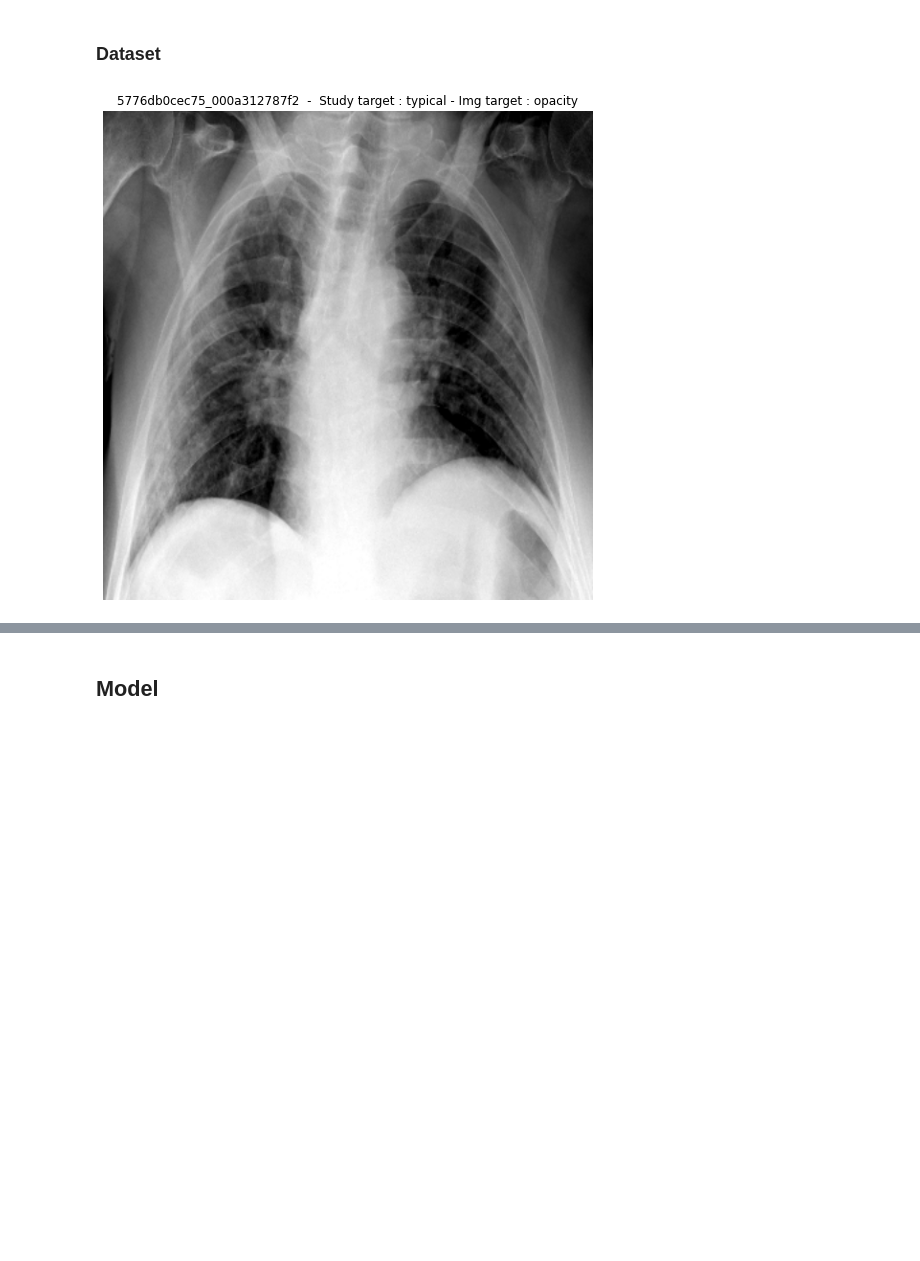
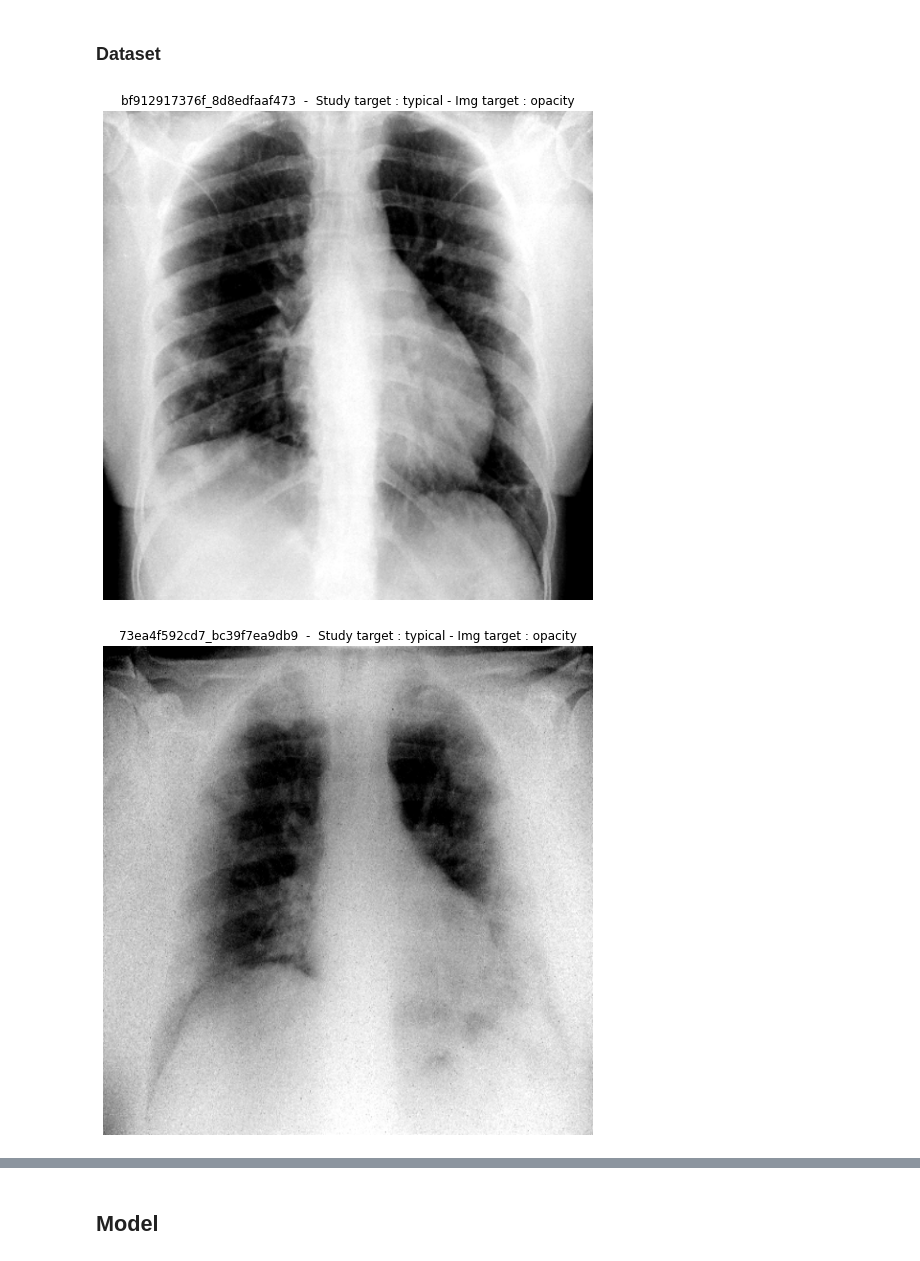
Before and after one commit to TheoViel/kaggle_siim_covid, a Jupyter notebook: notebooks/Training.ipynb, the cells around one changed output, grey strips where cells are left out. Drawn from its saved outputs; the diff is of its cells as text; code cells hidden in the pictures; blank space fills up the shorter version.

```diff
--- a/notebooks/Training.ipynb
+++ b/notebooks/Training.ipynb
@@ -54,6 +55,11 @@ df = add_additional_boxes(df)
 boxes = pd.read_csv('../output/lungs_train')
 df = df.merge(boxes, left_on="image_id", right_on="img_name", suffixes=('', '_lung'))
 df['boxes_lung'] = df['boxes_lung'].apply(lambda x: np.array(ast.literal_eval(x)))
+# %%
+boxes = json.load(open('../output/boxes_dic.json', 'r'))
+boxes = pd.DataFrame.from_dict(boxes).T.reset_index().rename(columns={"index": "image_id", 0: "boxes_lung"})
+
+df = df.merge(boxes, on="image_id")
 # %%
 plt.figure(figsize=(15, 5))
 sns.countplot(x="label", hue="study_label", data=df)
@@ -69,7 +75,7 @@ plt.show()
 ### Dataset
 # %%
 # df_ = df[df['crop_starts'].apply(lambda x: np.max(x) > 100)].reset_index()
-df_ = df.head(10)
+df_ = df
 # %%
 # transforms = get_transfos_det(augment=False, bbox_format="yolo")
 transforms = get_transfos_cls(augment=False)
@@ -77,23 +83,25 @@ transforms = get_transfos_cls(augment=False)
 # dataset = CovidDetDataset(df_, DATA_PATH + f"train_{SIZE}/", bbox_format="yolo", transforms=transforms)
 dataset = CovidClsDataset(df_, DATA_PATH + f"train_{SIZE}/", transforms=transforms)
 # %%
-# for i in np.random.choice(len(dataset), 10):
-for i in range(10):
+for i in np.random.choice(len(dataset), 10):
+# for i in range(10):
 #     img, mask, y, y_img, boxes = dataset[i]
     img, mask, y, y_img = dataset[i]
+    boxes = []
 
     if isinstance(img, torch.Tensor):
         img = img.cpu().numpy().transpose(1, 2, 0)
         mask = mask.cpu().numpy()[:, :, None]
 
-    if len(boxes):
+    if True:
         plt.figure(figsize  =(9, 9))
-        plot_sample(img, [], bbox_format="yolo")
+        plot_sample(img, boxes, bbox_format="yolo")
         plt.title(
             f'{df_["save_name"][i][:-4]}  -  Study target : {CLASSES[int(y)]} - '
             f'Img target : {CLASSES_IMG[int(y_img)]}'
         )
         plt.show()
-        break
+#         break
 # %% [output]
-[figure, old version]
+[figure, new version]
+[figure, added]
```
Also changed, not shown: parts of 9 cells of this notebook, 3 other files.
